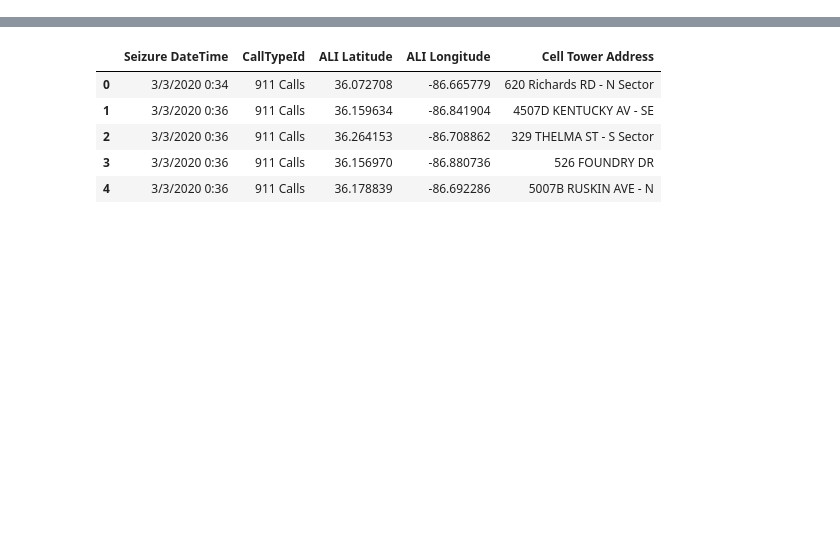
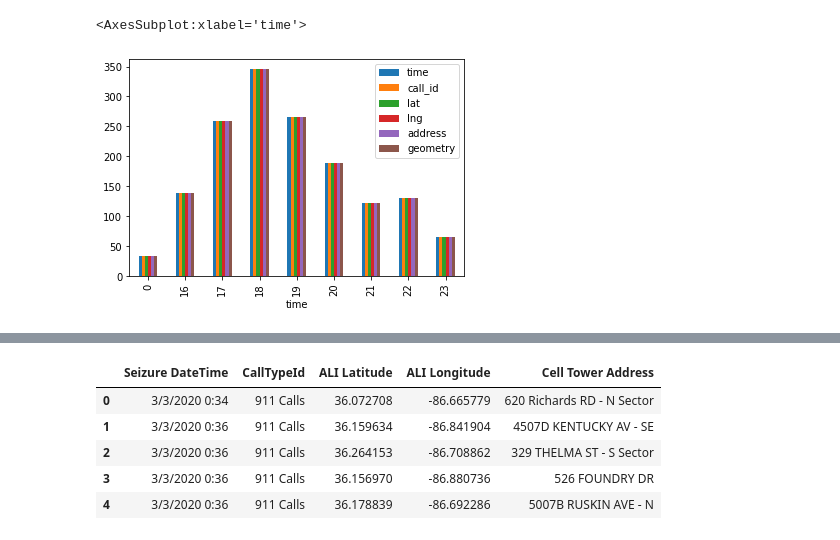
Before and after one commit to Tig42/Tornado-and-Derecho-Analysis, a Jupyter notebook: notebook/e911_thanksgiving_tigist.ipynb, the cells around one changed output, grey strips where cells are left out. Cells and saved outputs as stored; diff of their text form; code cells hidden in the pictures; blank space fills up the shorter version.

```diff
--- a/notebook/e911_thanksgiving_tigist.ipynb
+++ b/notebook/e911_thanksgiving_tigist.ipynb
@@ -31,0 +59,3 @@ Derecho_911[column]=Derecho_911.rename({'Seizure DateTime':'time',})
+# %%
+Der_911.time =Der_911.time.astype("datetime64")
+Der_911
@@ -31,0 +76,5 @@ Derecho_911[column]=Derecho_911.rename({'Seizure DateTime':'time',})
+# %%
+Der_911.groupby(Der_911.time.dt.hour).count().plot(kind='bar')
+# %% [output]
+<AxesSubplot:xlabel='time'>
+[figure, added]
```
Also changed, not shown: parts of 43 cells of this notebook.
